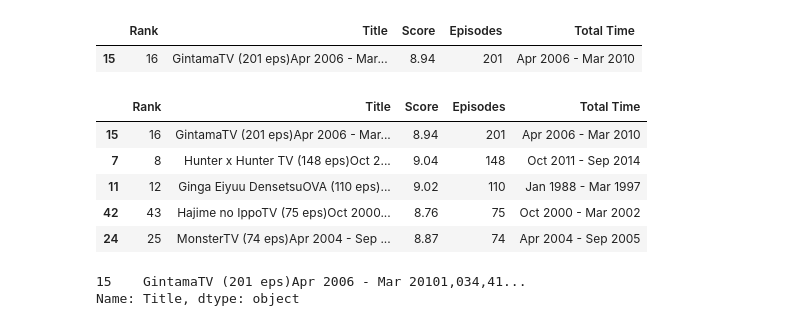
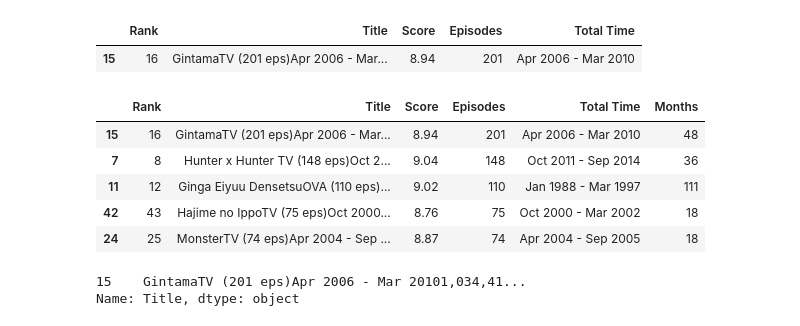
Before and after one commit to nishita-esrat/machine-learning, a Jupyter notebook: pandas/featureExtraction.ipynb, the cells around one changed output. Drawn from its saved outputs; the diff is of its cells as text; code cells hidden in the pictures.

```diff
--- a/pandas/featureExtraction.ipynb
+++ b/pandas/featureExtraction.ipynb
@@ -117,14 +117,14 @@ df[df["Episodes"] == df["Episodes"].max()]
 |  | Rank | Title | Score | Episodes | Total Time |
 | 15 | 16 | GintamaTV (201 eps)Apr 2006 - Mar... | 8.94 | 201 | Apr 2006 - Mar 2010 |
 # %%
-df.sort_values(by="Episodes", ascending=False).head(5)
+df.sort_values(by="Episodes", ascending=False).head()
 # %% [output]
-|  | Rank | Title | Score | Episodes | Total Time |
-| 15 | 16 | GintamaTV (201 eps)Apr 2006 - Mar... | 8.94 | 201 | Apr 2006 - Mar 2010 |
-| 7 | 8 | Hunter x Hunter TV (148 eps)Oct 2... | 9.04 | 148 | Oct 2011 - Sep 2014 |
-| 11 | 12 | Ginga Eiyuu DensetsuOVA (110 eps)... | 9.02 | 110 | Jan 1988 - Mar 1997 |
-| 42 | 43 | Hajime no IppoTV (75 eps)Oct 2000... | 8.76 | 75 | Oct 2000 - Mar 2002 |
-| 24 | 25 | MonsterTV (74 eps)Apr 2004 - Sep ... | 8.87 | 74 | Apr 2004 - Sep 2005 |
+|  | Rank | Title | Score | Episodes | Total Time | Months |
+| 15 | 16 | GintamaTV (201 eps)Apr 2006 - Mar... | 8.94 | 201 | Apr 2006 - Mar 2010 | 48 |
+| 7 | 8 | Hunter x Hunter TV (148 eps)Oct 2... | 9.04 | 148 | Oct 2011 - Sep 2014 | 36 |
+| 11 | 12 | Ginga Eiyuu DensetsuOVA (110 eps)... | 9.02 | 110 | Jan 1988 - Mar 1997 | 111 |
+| 42 | 43 | Hajime no IppoTV (75 eps)Oct 2000... | 8.76 | 75 | Oct 2000 - Mar 2002 | 18 |
+| 24 | 25 | MonsterTV (74 eps)Apr 2004 - Sep ... | 8.87 | 74 | Apr 2004 - Sep 2005 | 18 |
 # %%
 df[df["Episodes"] == df["Episodes"].max()]["Title"]
 # %% [output]
```
Also changed, not shown: 1 other file.
